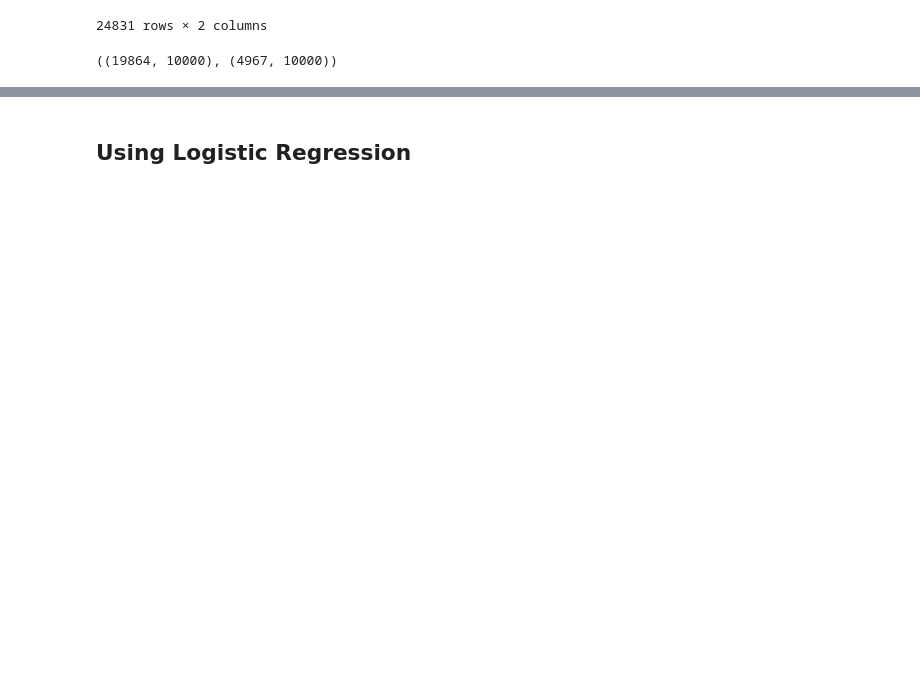
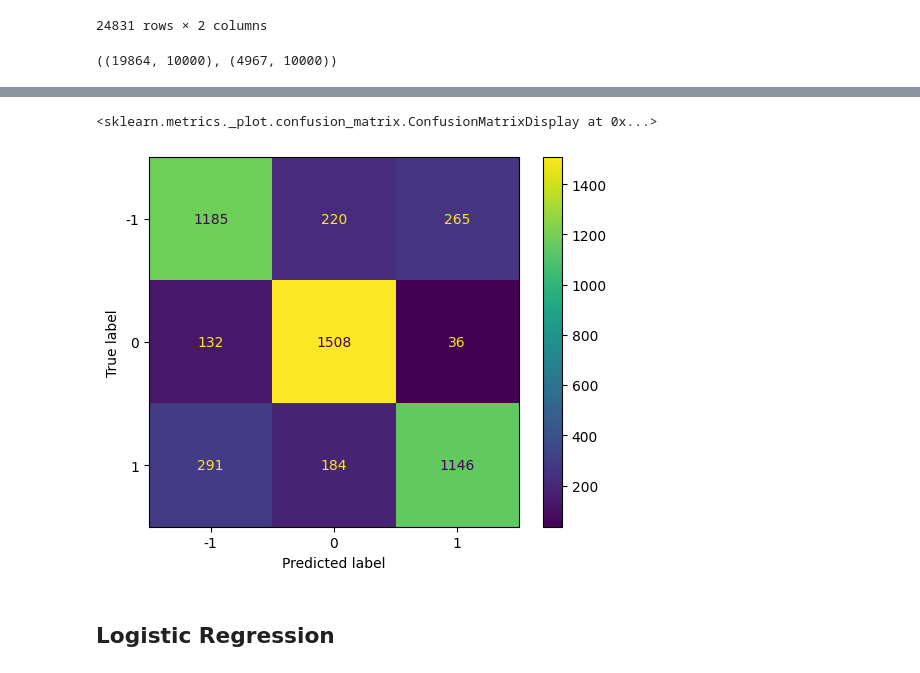
Before and after one commit to Amirrahman19/DeepLearning, a Jupyter notebook: CA1/PartC/techpaper.ipynb, the cells around one changed output, grey strips where cells are left out. Drawn from its saved outputs; the diff is of its cells as text; code cells hidden in the pictures; blank space fills up the shorter version.

```diff
--- a/CA1/PartC/techpaper.ipynb
+++ b/CA1/PartC/techpaper.ipynb
@@ -454,7 +469,10 @@ x_train_vec.shape, x_test_vec.shape
 # %%
 from sklearn.ensemble import RandomForestClassifier
 
-model = RandomForestClassifier()
-model.fit(x_train_vec, y_train)
-model.score(x_test_vec, y_test)
+model_rf = RandomForestClassifier()
+model_rf.fit(x_train_vec, y_train)
+model_rf.score(x_test_vec, y_test)
+
+predictions = model_rf.predict(x_test_vec)
+print(classification_report(y_test, predictions))
 # %% [output]
@@ -462,5 +488,12 @@ model.score(x_test_vec, y_test)
+# %%
+cm = confusion_matrix(y_test, predictions, labels=model_rf.classes_)
+disp = ConfusionMatrixDisplay(confusion_matrix=cm, display_labels=model_rf.classes_)
+disp.plot()
+# %% [output]
+<sklearn.metrics._plot.confusion_matrix.ConfusionMatrixDisplay at 0x...>
+[figure, added]
 # %% [markdown]
-## Using Logistic Regression
+## Logistic Regression
 # %%
 from sklearn.linear_model import LogisticRegression
 
```
Also changed, not shown: parts of 24 cells of this notebook, 2 other files.
